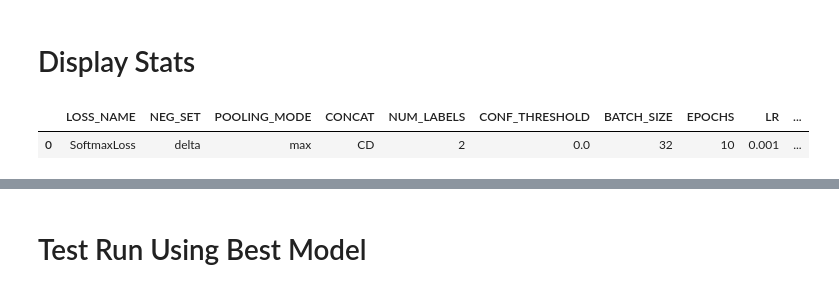
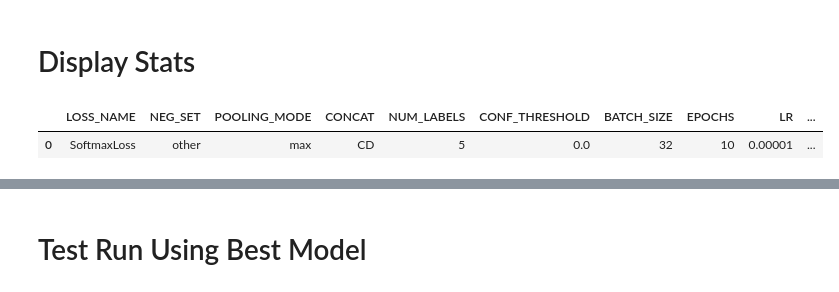
Before and after one commit to smtnkc/CoV-SNN, a Jupyter notebook: step9_train_test_softmax.ipynb, the cells around one changed output, grey strips where cells are left out. Cells and saved outputs as stored; diff of their text form; code cells hidden in the pictures.

```diff
--- a/step9_train_test_softmax.ipynb
+++ b/step9_train_test_softmax.ipynb
@@ -18,16 +18,16 @@ torch.backends.cudnn.benchmark = False
 CONSTANTS = {
     "VOC_NAMES": ["Alpha", "Beta", "Delta", "Gamma", "Omicron"],
     "LOSS_NAME": "SoftmaxLoss",
-    "NEG_SET": "delta", # "other" or "delta"
+    "NEG_SET": "other", # "other" or "delta"
     "POOLING_MODE": "max",
     "CONCAT": "CD", # "C" for concat-only, "CD" for concat+diff, or "CDM" for concat+diff+mult
-    "NUM_LABELS": 2,
+    "NUM_LABELS": 5,
     "CONF_THRESHOLD": 0.0,
     "BATCH_SIZE": 32,
     "EPOCHS": 10,
-    "LR": 1e-3,
-    "RELU": 0.1,
-    "DROPOUT": 0.8,
+    "LR": 1e-5,
+    "RELU": 0.0,
+    "DROPOUT": 0.0,
     "MARGIN": None
 }
 
@@ -324,40 +338,40 @@ Zero Loss  = 1.7012   Zero Accuracy  = 0.6515
 f_train_stats = os.path.join(stats_dir, 'Train.csv')
 f_eval_stats = os.path.join(stats_dir, 'Eval.csv')
 f_test_stats = os.path.join(stats_dir, 'Test.csv')
-f_zero_stats = os.path.join(stats_dir, 'Zero.csv')
+#f_zero_stats = os.path.join(stats_dir, 'Zero.csv')
 
 train_stats = pd.read_csv(f_train_stats)
 eval_stats = pd.read_csv(f_eval_stats)
 test_stats = pd.read_csv(f_test_stats)
-zero_stats = pd.read_csv(f_zero_stats)
+#zero_stats = pd.read_csv(f_zero_stats)
 
 best_test_acc = test_stats["accuracy"].max()
-best_zero_acc = zero_stats["accuracy"].max()
+#best_zero_acc = zero_stats["accuracy"].max()
 
 # create a dataframe with CONSTANTS and best accuracies
 df = pd.DataFrame()
 for k, v in CONSTANTS.items():
     if k not in ["VOC_NAMES"]:
         df[k] = [v] # if v is not None else ["N/A"]
 
 df["MAX_TEST_ACC"] = best_test_acc
-df["MAX_ZERO_ACC"] = best_zero_acc
+#df["MAX_ZERO_ACC"] = best_zero_acc
 
 display(df)
 
 # save the dataframe to a csv file under stats_dir
 df.to_csv(os.path.join(stats_dir, "summary.csv"), index=False)
 
 # append row to global_stats.csv
 if not os.path.exists("global_stats.csv") or os.path.getsize("global_stats.csv") == 0:
     df.to_csv("global_stats.csv", index=False)
 else:
     global_stats = pd.read_csv("global_stats.csv")
     global_stats = pd.concat([global_stats, df], ignore_index=True)
     global_stats.to_csv("global_stats.csv", index=False)
 # %% [output]
 |  | LOSS_NAME | NEG_SET | POOLING_MODE | CONCAT | NUM_LABELS | CONF_THRESHOLD | BATCH_SIZE | EPOCHS | LR | ... |
-| 0 | SoftmaxLoss | delta | max | CD | 2 | 0.0 | 32 | 10 | 0.001 | ... |
+| 0 | SoftmaxLoss | other | max | CD | 5 | 0.0 | 32 | 10 | 0.00001 | ... |
 # %%
 # Plot the training and validation loss and accuracy
 import matplotlib.pyplot as plt
```
Also changed, not shown: parts of 6 cells of this notebook, 16 other files.
